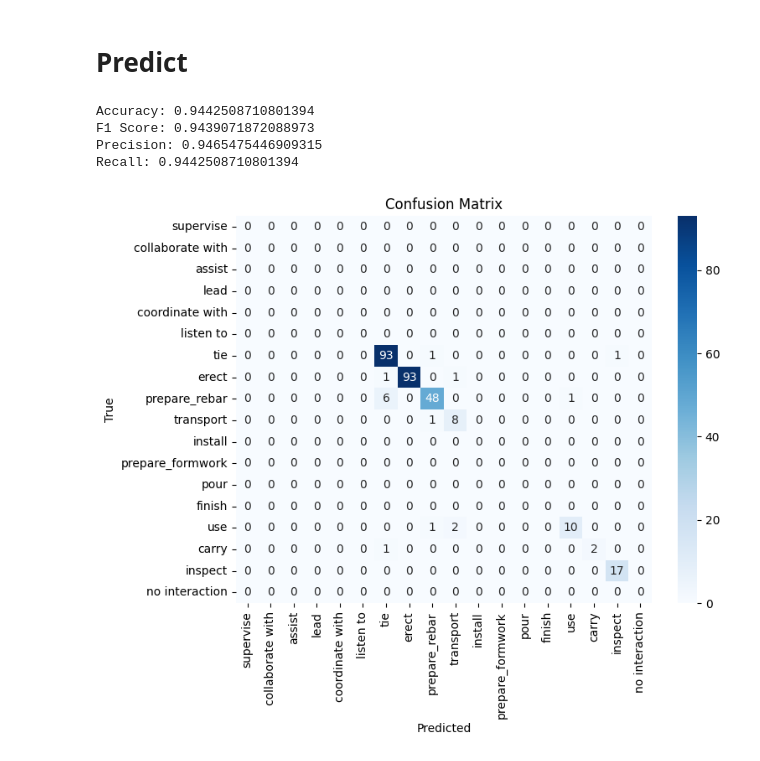
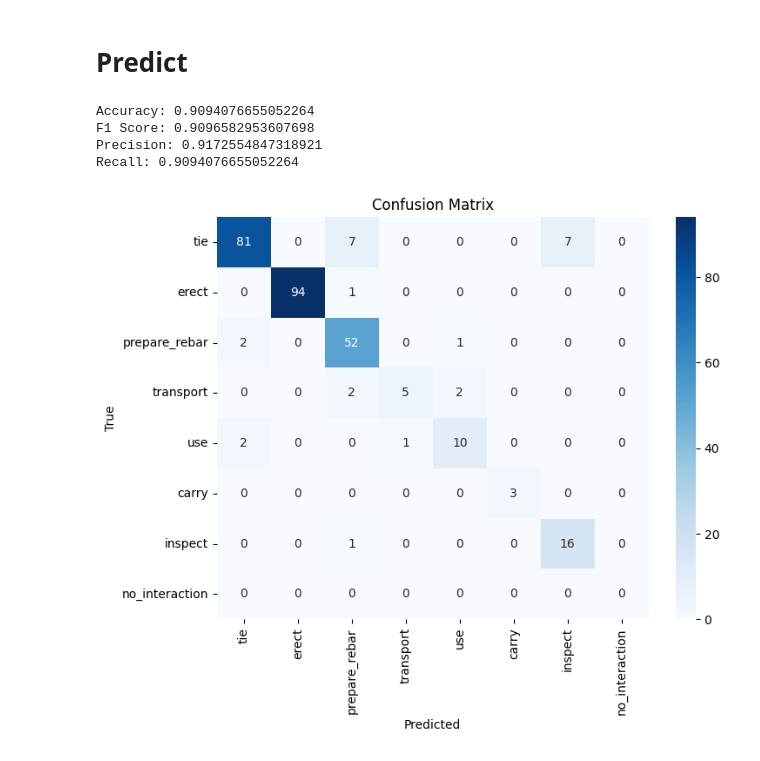
Before and after one commit to alxxtexxr/HierGAT-Construction-HOI, a Jupyter notebook: train_custom_v3.ipynb, the cells around one changed output. Saved outputs shown, nothing was run; the diff lists cells and outputs as text; code cells hidden in the pictures.

```diff
--- a/train_custom_v3.ipynb
+++ b/train_custom_v3.ipynb
@@ -300,7 +300,7 @@ action_classes = [
 
     # all
     'inspect',          # 16
-    'no interaction',   # 17
+    'no_interaction',   # 17
 ]
 # new_action_classes = [
 #     # rebar
@@ -333,21 +333,13 @@ new_action_classes = [
     'prepare_rebar',    # 2
     'transport',        # 3
 
-    # formwork
-    'install',          # 4
-    'prepare_formwork', # 5
-
-    # concrete
-    'pour',             # 6
-    'finish',           # 7
-
     # equipment
-    'use',              # 8
-    'carry',            # 9
+    'use',              # 4
+    'carry',            # 5
 
     # all
-    'inspect',          # 10
-    'no interaction',   # 11
+    'inspect',          # 6
+    'no_interaction',   # 7
 ]
 num_classes = len(new_action_classes)
 # num_classes = len(action_classes)
@@ -461,7 +451,7 @@ def downsample_majority(df, label_col, majority_label, n_samples, seed):
 feature_dirs_df_balanced = downsample_majority(
     feature_dirs_df,
     label_col='action_label',
-    majority_label=1,
+    majority_label=new_action_classes.index('erect'),
     n_samples=951,
     seed=seed
 )
@@ -677,24 +665,25 @@ print("F1 Score:", f1)
 print("Precision:", precision)
 print("Recall:", recall)
 # %% [output]
-Accuracy: 0.9442508710801394
-F1 Score: 0.9439071872088973
-Precision: 0.9465475446909315
-Recall: 0.9442508710801394
+Accuracy: 0.9094076655052264
+F1 Score: 0.9096582953607698
+Precision: 0.9172554847318921
+Recall: 0.9094076655052264
 # %%
-ticklabels = action_classes
+# ticklabels = action_classes
+ticklabels = new_action_classes
 if 'new_action_classes' in globals() and isinstance(new_action_classes, (list, tuple)): # type: ignore
-    y_true = [action_classes.index(new_action_classes[y]) for y in y_true]              # type: ignore
-    y_pred = [action_classes.index(new_action_classes[y]) for y in y_pred]              # type: ignore
+    y_true = [ticklabels.index(new_action_classes[y]) for y in y_true]              # type: ignore
+    y_pred = [ticklabels.index(new_action_classes[y]) for y in y_pred]              # type: ignore
 
 cm = confusion_matrix(y_true, y_pred, labels=list(range(len(ticklabels))))
 
 plt.figure(figsize=(8, 6))
 sns.heatmap(cm, annot=True, fmt="d", cmap="Blues",
             xticklabels=ticklabels, yticklabels=ticklabels)
 plt.xlabel("Predicted")
 plt.ylabel("True")
 plt.title("Confusion Matrix")
 plt.show()
 # %% [output]
-[figure, old version]
+[figure, new version]
```
Also changed, not shown: parts of 4 cells of this notebook.
